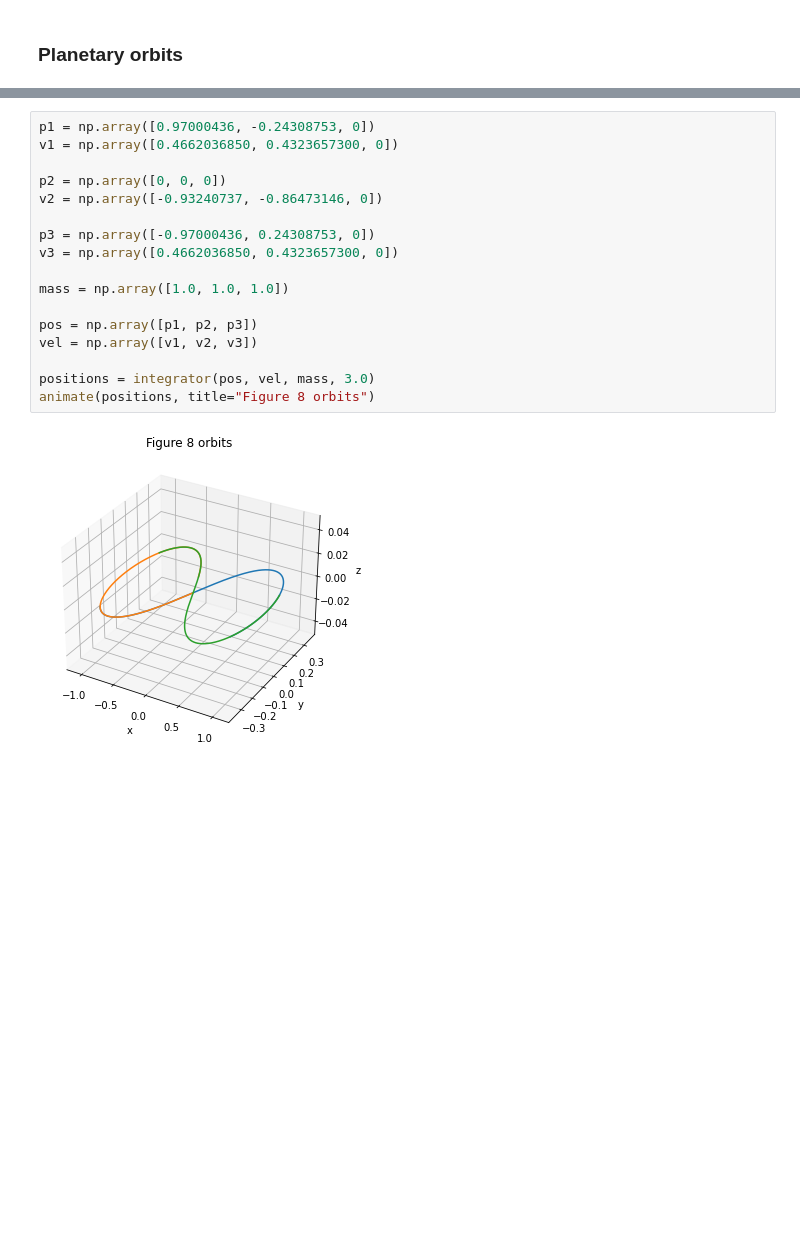
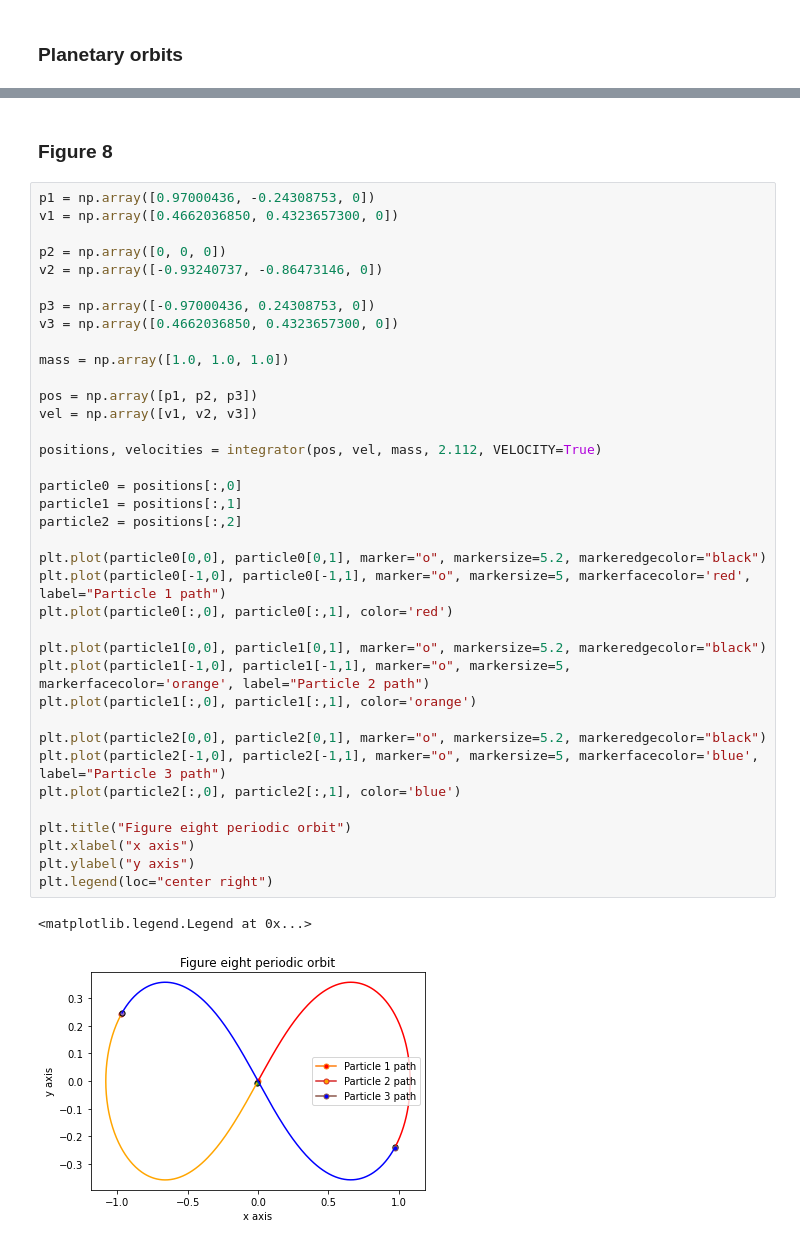
Before and after one commit to j-moncr/N-body-simulation, a Jupyter notebook: Nbody-simulator.ipynb, the cells around one changed output, grey strips where cells are left out. Saved outputs shown, nothing was run; the diff lists cells and outputs as text; blank space fills up the shorter version.

```diff
--- a/Nbody-simulator.ipynb
+++ b/Nbody-simulator.ipynb
@@ -215,19 +304,42 @@ animate(positions, title="Chaotic orbits")
+# %% [markdown]
+### Figure 8
 # %%
 p1 = np.array([0.97000436, -0.24308753, 0])
 v1 = np.array([0.4662036850, 0.4323657300, 0])
 
 p2 = np.array([0, 0, 0])
 v2 = np.array([-0.93240737, -0.86473146, 0])
 
 p3 = np.array([-0.97000436, 0.24308753, 0])
 v3 = np.array([0.4662036850, 0.4323657300, 0])
 
 mass = np.array([1.0, 1.0, 1.0])
 
 pos = np.array([p1, p2, p3])
 vel = np.array([v1, v2, v3])
 
-positions = integrator(pos, vel, mass, 3.0)
-animate(positions, title="Figure 8 orbits")
+positions, velocities = integrator(pos, vel, mass, 2.112, VELOCITY=True)
+
+particle0 = positions[:,0]
+particle1 = positions[:,1]
+particle2 = positions[:,2]
+
+plt.plot(particle0[0,0], particle0[0,1], marker="o", markersize=5.2, markeredgecolor="black")
+plt.plot(particle0[-1,0], particle0[-1,1], marker="o", markersize=5, markerfacecolor='red', label="Particle 1 path")
+plt.plot(particle0[:,0], particle0[:,1], color='red')
+
+plt.plot(particle1[0,0], particle1[0,1], marker="o", markersize=5.2, markeredgecolor="black")
+plt.plot(particle1[-1,0], particle1[-1,1], marker="o", markersize=5, markerfacecolor='orange', label="Particle 2 path")
+plt.plot(particle1[:,0], particle1[:,1], color='orange')
+
+plt.plot(particle2[0,0], particle2[0,1], marker="o", markersize=5.2, markeredgecolor="black")
+plt.plot(particle2[-1,0], particle2[-1,1], marker="o", markersize=5, markerfacecolor='blue', label="Particle 3 path")
+plt.plot(particle2[:,0], particle2[:,1], color='blue')
+
+plt.title("Figure eight periodic orbit")
+plt.xlabel("x axis")
+plt.ylabel("y axis")
+plt.legend(loc="center right")
 # %% [output]
+<matplotlib.legend.Legend at 0x...>
-[figure, old version]
+[figure, new version]
```
Also changed, not shown: parts of 37 cells of this notebook.
